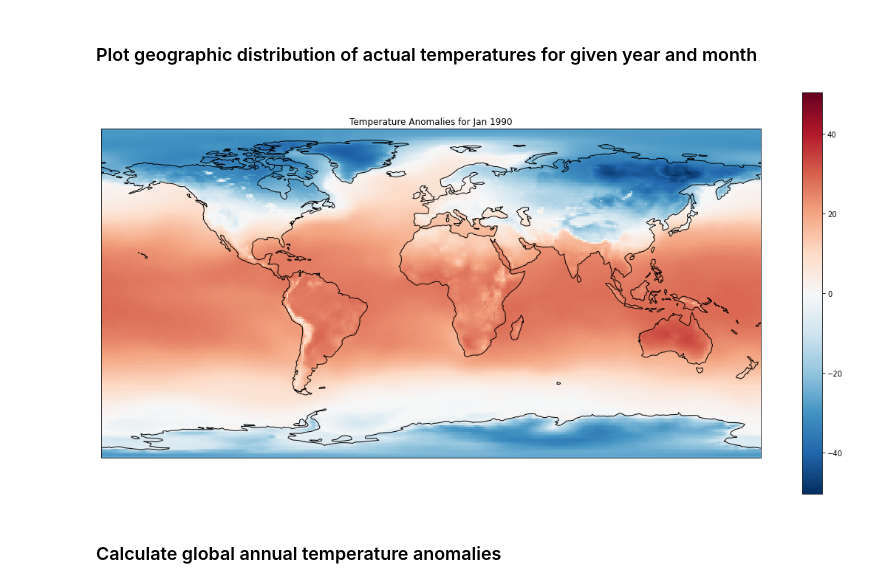
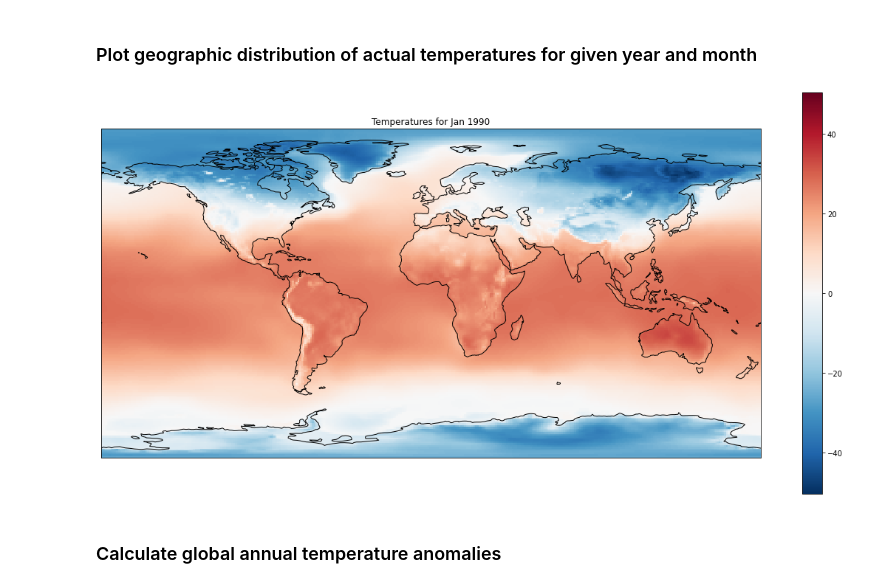
Before and after one commit to vonw/CE401, a Jupyter notebook: _build/jupyter_execute/chapter2/plotBerkeleyEarth.ipynb, the cells around one changed output. Drawn from its saved outputs; the diff is of its cells as text; code cells hidden in the pictures.

Commit message:
Updates to plotBerkeleyEarth and Insolation notebooks

```diff
--- a/_build/jupyter_execute/chapter2/plotBerkeleyEarth.ipynb
+++ b/_build/jupyter_execute/chapter2/plotBerkeleyEarth.ipynb
@@ -67,18 +67,18 @@ plt.title('Temperature Anomalies for ' + month + ' ' + str(year));
 # %%
 # Select a particular year and month to view
 year = 1990
 month = 'Jan'
 #month = 'Jul'
 
 months = ['Jan', 'Feb', 'Mar', 'Apr', 'May', 'Jun', 'Jul', 'Aug', 'Sep', 'Oct', 'Nov', 'Dec']
 
 fig = plt.figure(figsize=(20,10))
 ax = plt.axes(projection=ccrs.PlateCarree())
 ax.coastlines()
 (be.temperature[months.index(month)+((year-1850)*12)] + be.climatology[months.index(month)]).plot(ax=ax, clim=[-10, 10])
-plt.title('Temperature Anomalies for ' + month + ' ' + str(year));
+plt.title('Temperatures for ' + month + ' ' + str(year));
 # %% [output]
-[figure, old version]
+[figure, new version]
 # %% [markdown]
 ### Calculate global annual temperature anomalies
 # %%
```
Also changed, not shown: parts of 2 cells of this notebook, 18 other files.
